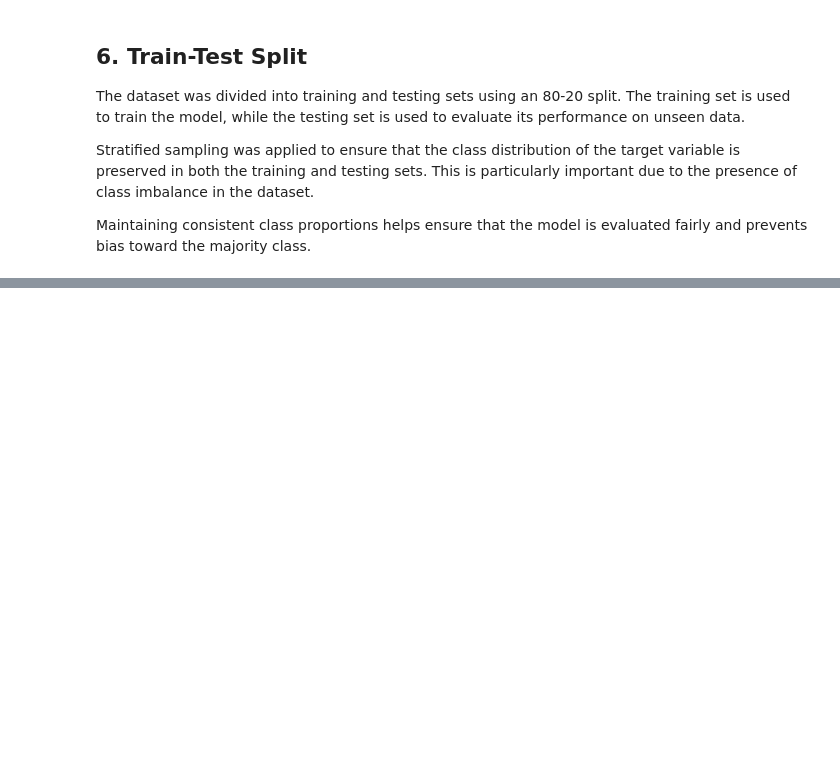
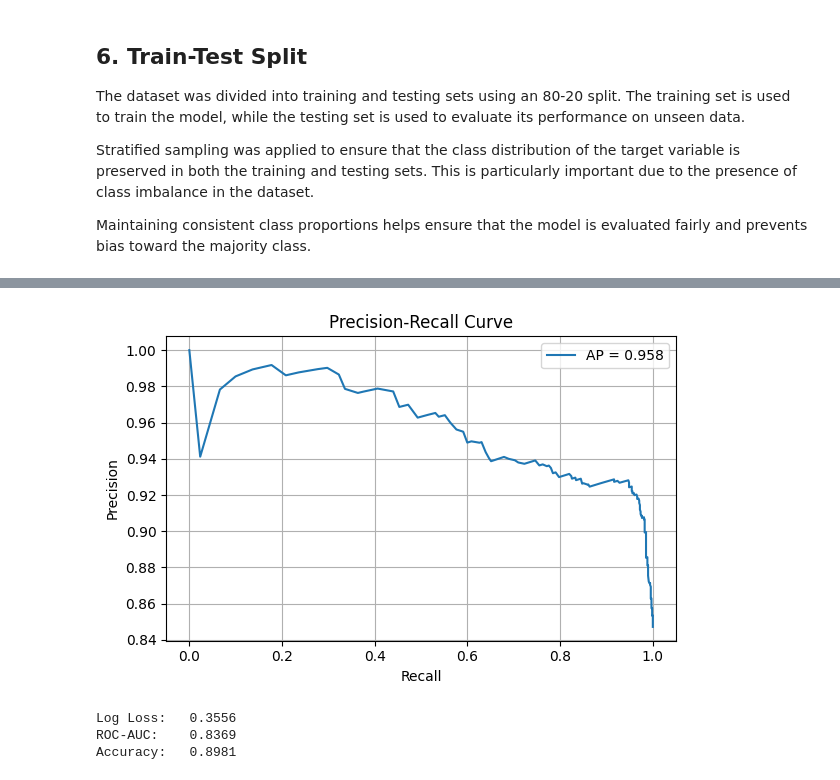
Before and after one commit to Anurangi/ML_Assignment_01, a Jupyter notebook: MS26912134/breast_cancer_prediction_random_forest.ipynb, the cells around one changed output, grey strips where cells are left out. Cells and saved outputs as stored; diff of their text form; code cells hidden in the pictures; blank space fills up the shorter version.

```diff
--- a/MS26912134/breast_cancer_prediction_random_forest.ipynb
+++ b/MS26912134/breast_cancer_prediction_random_forest.ipynb
@@ -404,0 +438,23 @@ Best Cross-Validation Score: 0.9058713886300094
+# %%
+precision_vals, recall_vals, _ = precision_recall_curve(y_test, y_prob)
+ap_score = average_precision_score(y_test, y_prob)
+
+plt.figure(figsize=(6, 4))
+plt.plot(recall_vals, precision_vals, label=f'AP = {ap_score:.3f}')
+plt.xlabel('Recall')
+plt.ylabel('Precision')
+plt.title('Precision-Recall Curve')
+plt.legend()
+plt.grid()
+plt.tight_layout()
+plt.show()
+# %% [output]
+[figure, added]
+# %%
+print('Log Loss:  ', round(log_loss(y_test, y_prob), 4))
+print('ROC-AUC:   ', round(roc_auc_score(y_test, y_prob), 4))
+print('Accuracy:  ', round(accuracy_score(y_test, y_pred_final), 4))
+# %% [output]
+Log Loss:   0.3556
+ROC-AUC:    0.8369
+Accuracy:   0.8981
```
Also changed, not shown: parts of 45 cells of this notebook.
